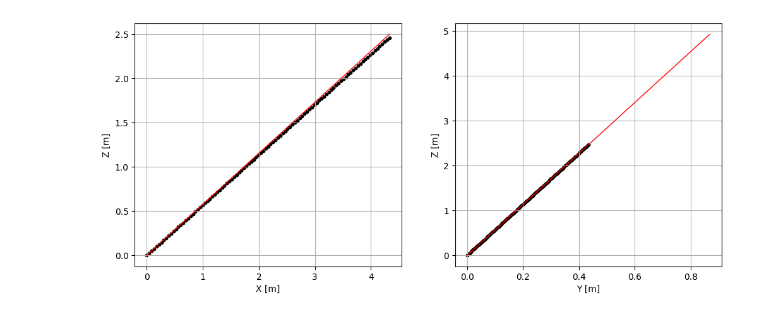
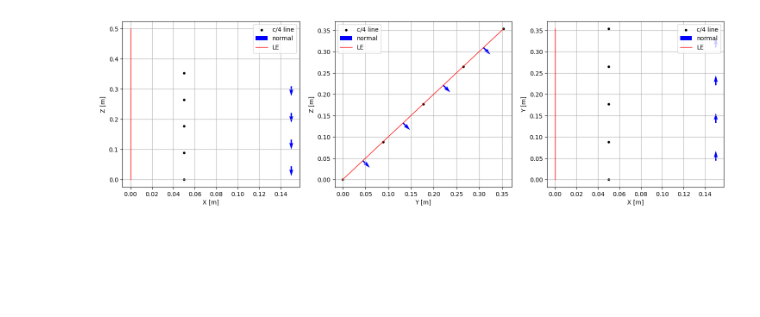
Before and after one commit to Fluid-Dynamics-Laboratory/vlm-ventilation, a Jupyter notebook: vlm_weissinger.ipynb, the cells around one changed output. Drawn from its saved outputs; the diff is of its cells as text; code cells hidden in the pictures; blank space fills up the shorter version.

Commit message:
feat: normal vector to wing
compute normal direction to the wing

```diff
--- a/vlm_weissinger.ipynb
+++ b/vlm_weissinger.ipynb
@@ -84,35 +104,72 @@ SYM = True   # symmetric wing configuration
+# %%
+## Utilities
+
+def chord_fn(n, c0, shape="rectangular"):
+    """
+    Return chord length distribution along spanwise direction according to the
+    desired planform shape.
+    """
+    match shape:
+        case "rectangular":
+            c = c0 * np.ones(n)
+        # case "elliptical":
+        #     c = c0 * np.sqrt(1 - (z/s)**2)
+    return c
 # %%
 ## TEST
 
+# Untapered wing (constant chord length distribution)
+c0 = B / AR     # chord length [m]
+
 # Wing discretization and attitude
 vlm = VortexLatticeSolver(b=B,
+                        c=chord_fn((N+1), c0),
                         lamb=np.deg2rad(L),
                         delta=np.deg2rad(D),
-                        sym=SYM)
+                        sym=SYM,
+                        n=N)
 vlm._build_mesh()
 
-x_plot = vlm.c_4[:, 0]
-y_plot = vlm.c_4[:, 1]
-z_plot = vlm.c_4[:, 2]
+p_plot = vlm.c_4
+c_plot = vlm.cp
+n_plot = vlm.cn
 
-fig_test = plt.figure(figsize=(12, 5))
+fig_test = plt.figure(figsize=(18, 5))
 # Plot wing - lateral view
-ax1 = fig_test.add_subplot(1, 2, 1)
-ax1.scatter(x_plot, z_plot, c='k', s=10)
+ax1 = fig_test.add_subplot(1, 3, 1)
+ax1.scatter(p_plot[:, 0], p_plot[:, 2], c='k', s=10, label="c/4 line")
+ax1.quiver(c_plot[:, 0], c_plot[:,2], n_plot[:, 0], n_plot[:, 2], color='b', label="normal")
 ax1.plot([0, (B/2) * np.sin(np.deg2rad(L))], [0, (B/2) * np.cos(np.deg2rad(L))],
         color='r',
-        linewidth=1)
+        linewidth=1,
+        label="LE")
 ax1.set_xlabel("X [m]")
 ax1.set_ylabel("Z [m]")
+ax1.legend()
 ax1.grid(True)
 # Plot wing - frontal view
-ax2 = fig_test.add_subplot(1, 2, 2)
-ax2.scatter(y_plot, z_plot, c='k', s=10)
+ax2 = fig_test.add_subplot(1, 3, 2)
+ax2.scatter(p_plot[:, 1], p_plot[:, 2], c='k', s=10, label="c/4 line")
+ax2.quiver(c_plot[:, 1], c_plot[:, 2], n_plot[:, 1], n_plot[:, 2], color='b', label="normal")
 ax2.plot([0, -(B/2) * np.sin(np.deg2rad(D))], [0, (B/2) * np.cos(np.deg2rad(D))],
         color='r',
-        linewidth=1)
+        linewidth=1,
+        label="LE")
 ax2.set_xlabel("Y [m]")
 ax2.set_ylabel("Z [m]")
+ax2.legend()
 ax2.grid(True)
+# Plot wing - frontal view
+ax3 = fig_test.add_subplot(1, 3, 3)
+ax3.scatter(p_plot[:, 0], p_plot[:, 1], c='k', s=10, label="c/4 line")
+ax3.quiver(c_plot[:, 0], c_plot[:, 1], n_plot[:, 0], n_plot[:, 1], color='b', label="normal")
+ax3.plot([0, (B/2) * np.sin(np.deg2rad(L))], [0, -(B/2) * np.sin(np.deg2rad(D))],
+        color='r',
+        linewidth=1,
+        label="LE")
+ax3.set_xlabel("X [m]")
+ax3.set_ylabel("Y [m]")
+ax3.legend()
+ax3.grid(True)
 # %% [output]
-[figure, old version]
+[figure, new version]
```
Also changed, not shown: parts of 2 cells of this notebook.
